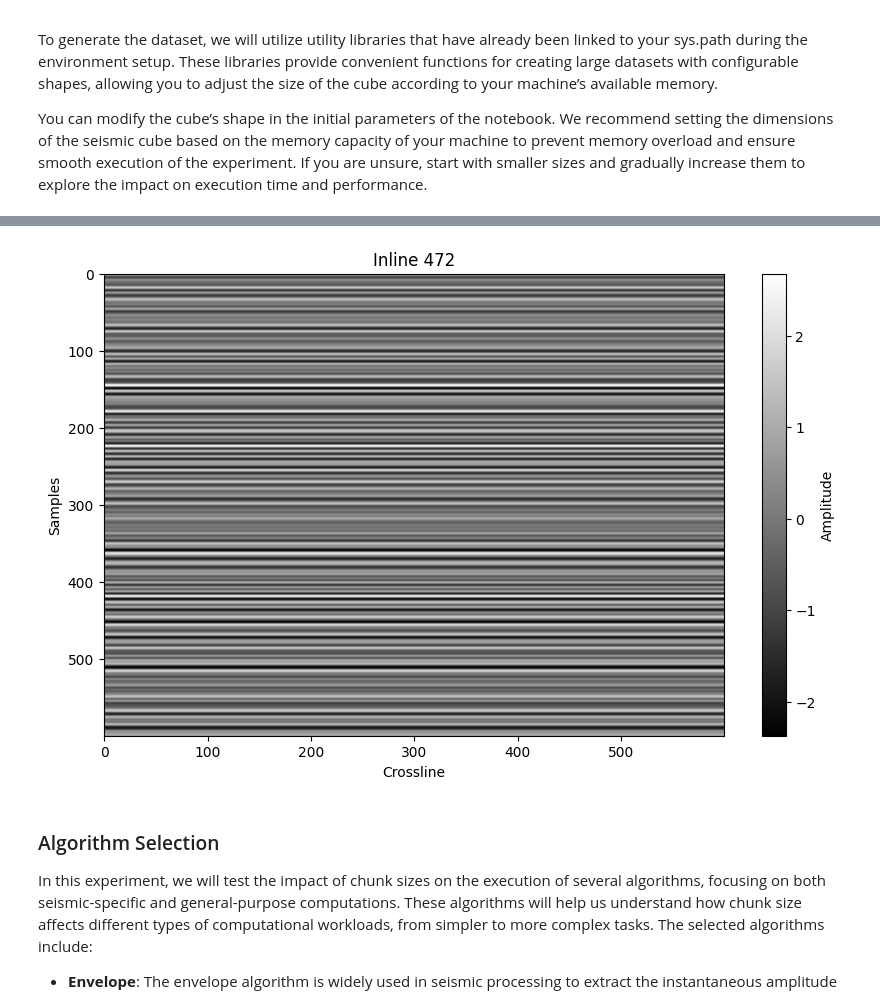
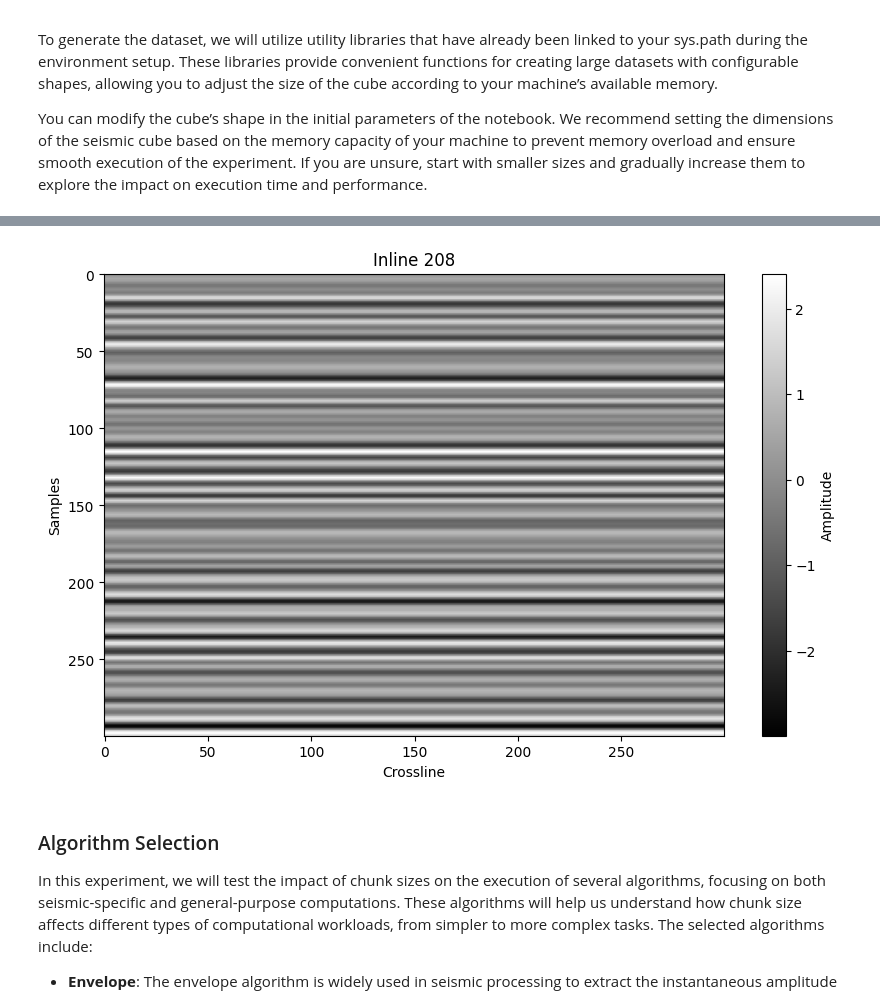
Before and after one commit to delucca-papers/memory-aware-chunking, a Jupyter notebook: experiments/001-chunk-size-vs-execution-time.ipynb, the cells around one changed output, grey strips where cells are left out. Saved outputs shown, nothing was run; the diff lists cells and outputs as text; code cells hidden in the pictures.

```diff
--- a/experiments/001-chunk-size-vs-execution-time.ipynb
+++ b/experiments/001-chunk-size-vs-execution-time.ipynb
@@ -95,9 +95,9 @@ from loggers import get_named_logger
 
 logger = get_named_logger('dataset-selection')
 
-NUM_INLINES = 600
-NUM_XLINES = 600
-NUM_SAMPLES = 600
+NUM_INLINES = 300
+NUM_XLINES = 300
+NUM_SAMPLES = 300
 
 OUTPUT_DIR = generate_output_dir_path('001')
 DATA_DIR = os.path.join(OUTPUT_DIR, 'data')
@@ -126,4 +126,4 @@ render_random_inline(seismic_data)
-[figure, old version]
+[figure, new version]
 # %% [markdown]
 ### Algorithm Selection
 
```
Also changed, not shown: parts of 13 cells of this notebook, 6 other files.
